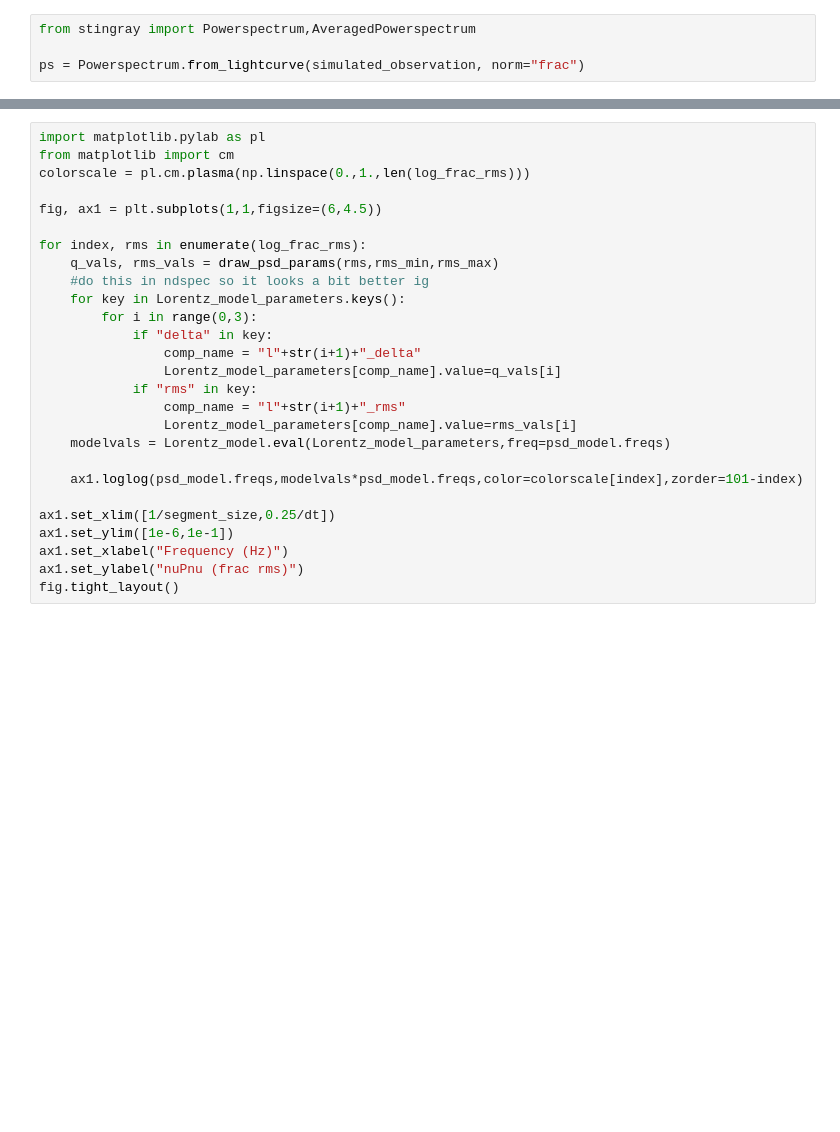
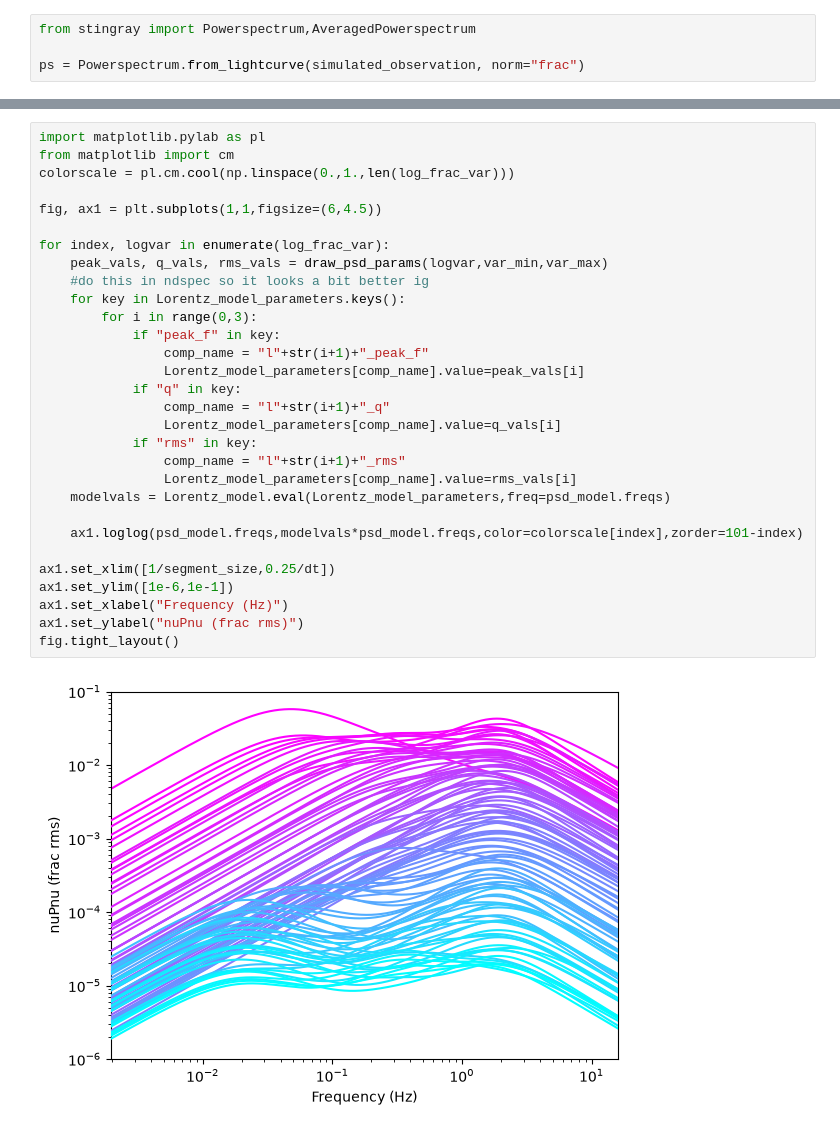
Before and after one commit to nDspec/nDspec-learn, a Jupyter notebook: generate_psds.ipynb, the cells around one changed output, grey strips where cells are left out. Saved outputs shown, nothing was run; the diff lists cells and outputs as text; blank space fills up the shorter version.

```diff
--- a/generate_psds.ipynb
+++ b/generate_psds.ipynb
@@ -158,28 +192,33 @@ Lorentz_model_parameters.add_many(('l1_nu0', 0., False, 1e-3, 0.3),
 # %%
 import matplotlib.pylab as pl
 from matplotlib import cm
-colorscale = pl.cm.plasma(np.linspace(0.,1.,len(log_frac_rms)))
+colorscale = pl.cm.cool(np.linspace(0.,1.,len(log_frac_var)))
 
 fig, ax1 = plt.subplots(1,1,figsize=(6,4.5))
 
-for index, rms in enumerate(log_frac_rms):
-    q_vals, rms_vals = draw_psd_params(rms,rms_min,rms_max)
+for index, logvar in enumerate(log_frac_var):
+    peak_vals, q_vals, rms_vals = draw_psd_params(logvar,var_min,var_max)
     #do this in ndspec so it looks a bit better ig
     for key in Lorentz_model_parameters.keys():
         for i in range(0,3):
-            if "delta" in key:
-                comp_name = "l"+str(i+1)+"_delta"
+            if "peak_f" in key:
+                comp_name = "l"+str(i+1)+"_peak_f"
+                Lorentz_model_parameters[comp_name].value=peak_vals[i]
+            if "q" in key:
+                comp_name = "l"+str(i+1)+"_q"
                 Lorentz_model_parameters[comp_name].value=q_vals[i]
             if "rms" in key:
                 comp_name = "l"+str(i+1)+"_rms"
                 Lorentz_model_parameters[comp_name].value=rms_vals[i]
     modelvals = Lorentz_model.eval(Lorentz_model_parameters,freq=psd_model.freqs)
 
     ax1.loglog(psd_model.freqs,modelvals*psd_model.freqs,color=colorscale[index],zorder=101-index)
 
 ax1.set_xlim([1/segment_size,0.25/dt])
 ax1.set_ylim([1e-6,1e-1])
 ax1.set_xlabel("Frequency (Hz)")
 ax1.set_ylabel("nuPnu (frac rms)")
 fig.tight_layout()
+# %% [output]
+[figure, added]
 # %%
```
Also changed, not shown: parts of 11 cells of this notebook, 1 other file.
